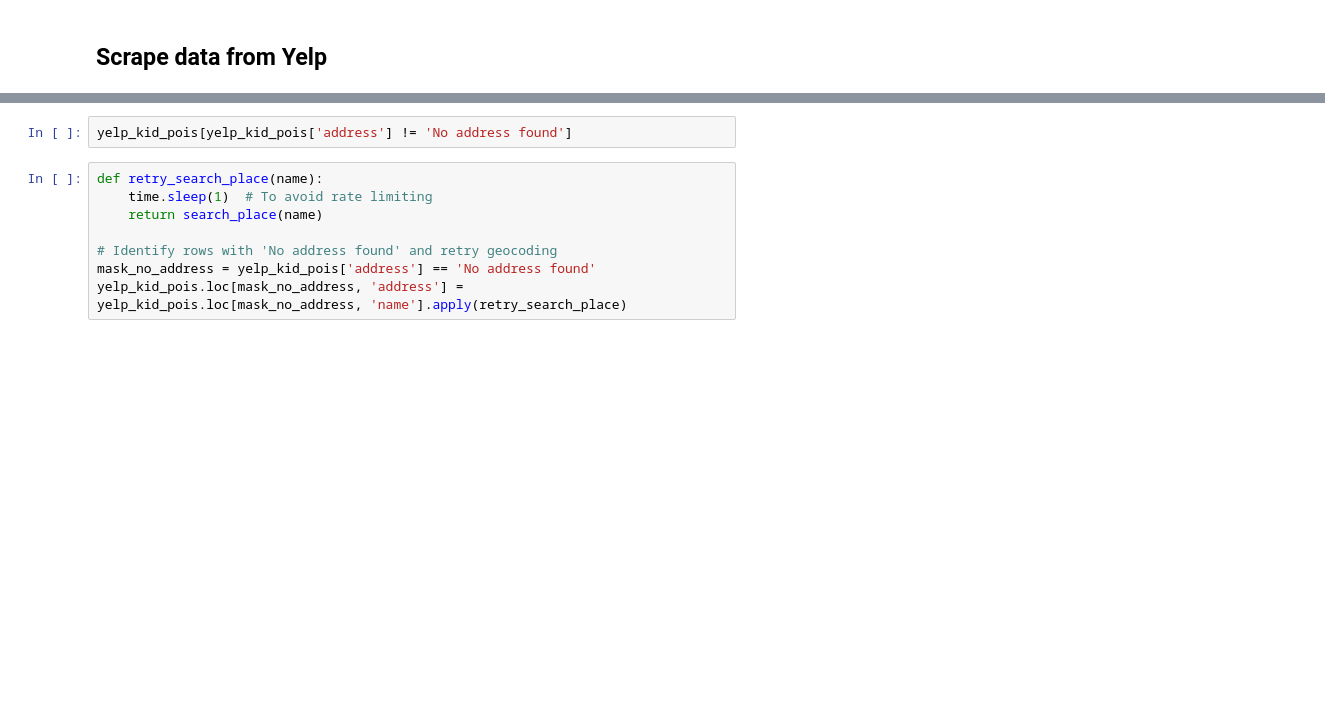
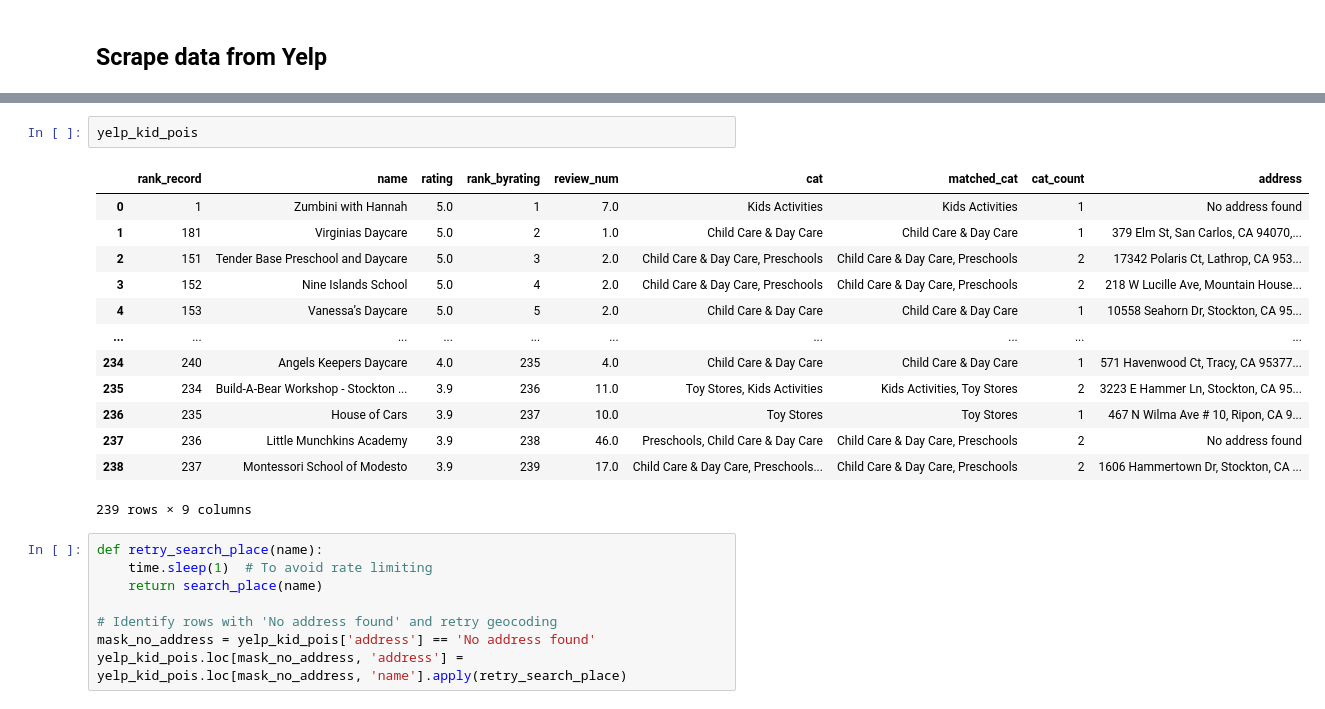
Before and after one commit to HOUPU1993/tidyzoning, a Jupyter notebook: test.ipynb, the cells around one changed output, grey strips where cells are left out. Saved outputs shown, nothing was run; the diff lists cells and outputs as text; blank space fills up the shorter version.

```diff
--- a/test.ipynb
+++ b/test.ipynb
@@ -650,5 +645,19 @@ KeyboardInterrupt:
-# %%
-yelp_kid_pois[yelp_kid_pois['address'] != 'No address found']
+# %%
+yelp_kid_pois
+# %% [output]
+|  | rank_record | name | rating | rank_byrating | review_num | cat | matched_cat | cat_count | address |
+| 0 | 1 | Zumbini with Hannah | 5.0 | 1 | 7.0 | Kids Activities | Kids Activities | 1 | No address found |
+| 1 | 181 | Virginias Daycare | 5.0 | 2 | 1.0 | Child Care & Day Care | Child Care & Day Care | 1 | 379 Elm St, San Carlos, CA 94070,... |
+| 2 | 151 | Tender Base Preschool and Daycare | 5.0 | 3 | 2.0 | Child Care & Day Care, Preschools | Child Care & Day Care, Preschools | 2 | 17342 Polaris Ct, Lathrop, CA 953... |
+| 3 | 152 | Nine Islands School | 5.0 | 4 | 2.0 | Child Care & Day Care, Preschools | Child Care & Day Care, Preschools | 2 | 218 W Lucille Ave, Mountain House... |
+| 4 | 153 | Vanessa’s Daycare | 5.0 | 5 | 2.0 | Child Care & Day Care | Child Care & Day Care | 1 | 10558 Seahorn Dr, Stockton, CA 95... |
+| ... | ... | ... | ... | ... | ... | ... | ... | ... | ... |
+| 234 | 240 | Angels Keepers Daycare | 4.0 | 235 | 4.0 | Child Care & Day Care | Child Care & Day Care | 1 | 571 Havenwood Ct, Tracy, CA 95377... |
+| 235 | 234 | Build-A-Bear Workshop - Stockton ... | 3.9 | 236 | 11.0 | Toy Stores, Kids Activities | Kids Activities, Toy Stores | 2 | 3223 E Hammer Ln, Stockton, CA 95... |
+| 236 | 235 | House of Cars | 3.9 | 237 | 10.0 | Toy Stores | Toy Stores | 1 | 467 N Wilma Ave # 10, Ripon, CA 9... |
+| 237 | 236 | Little Munchkins Academy | 3.9 | 238 | 46.0 | Preschools, Child Care & Day Care | Child Care & Day Care, Preschools | 2 | No address found |
+| 238 | 237 | Montessori School of Modesto | 3.9 | 239 | 17.0 | Child Care & Day Care, Preschools... | Child Care & Day Care, Preschools | 2 | 1606 Hammertown Dr, Stockton, CA ... |
+239 rows × 9 columns
 # %%
 def retry_search_place(name):
     time.sleep(1)  # To avoid rate limiting
```
Also changed, not shown: parts of 16 cells of this notebook.
